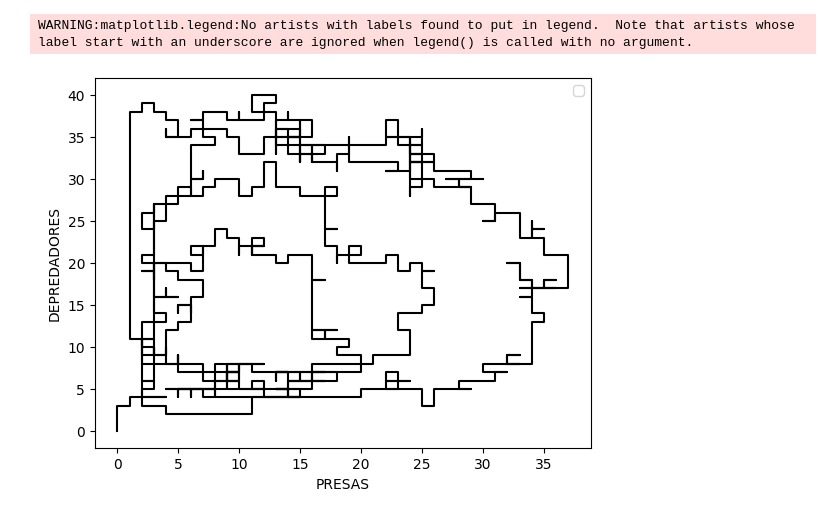
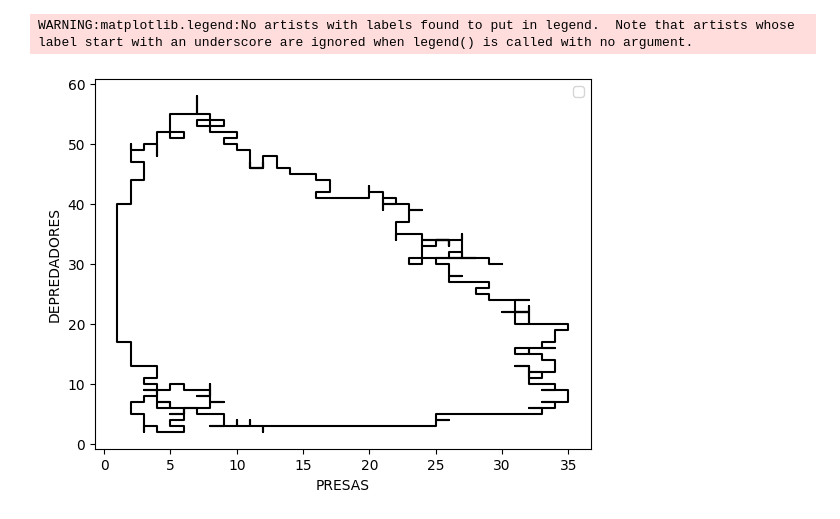
Before and after one commit to ZahibVentura/M-todos-de-Optimizaci-n-, a Jupyter notebook: Lotk_Volterra.ipynb, the cells around one changed output. Saved outputs shown, nothing was run; the diff lists cells and outputs as text; code cells hidden in the pictures.

```diff
--- a/Lotk_Volterra.ipynb
+++ b/Lotk_Volterra.ipynb
@@ -321,7 +112,8 @@ plt.show()
 a = 3.5 #Tasa de nacimientos de presas
 b = 0.3 #Tasa de muertes presas
 d = 0.3 #Tasa de nacimientos depredadores
-c = 2.9 #Tasa de muertes depredadores
+c = 3.0 #Tasa de muertes depredadores
+
 
 #Poblaciones iniciales
 P = 30 #Presas
@@ -336,7 +128,7 @@ tiempo = 0
 listaTiempo = []
 
 #Definimos las generaciones
-n = 1000
+n = 2000
 
 #Iniciamos el ciclo de iteraciones
 for i in range(n):
@@ -445,10 +246,10 @@ plt.show()
 # %%
 #Comparación de ambos gráficos respecto a las poblaciones
-plt.plot(listaP1,listaD1,color ='k')
+plt.plot(listaP1[:420],listaD1[:420],color ='k')
 plt.xlabel("PRESAS")
 plt.ylabel("DEPREDADORES")
 plt.legend()
 plt.show()
 # %% [output]
 WARNING:matplotlib.legend:No artists with labels found to put in legend.  Note that artists whose label start with an underscore are ignored when legend() is called with no argument.
-[figure, old version]
+[figure, new version]
```
Also changed, not shown: parts of 22 cells of this notebook.
